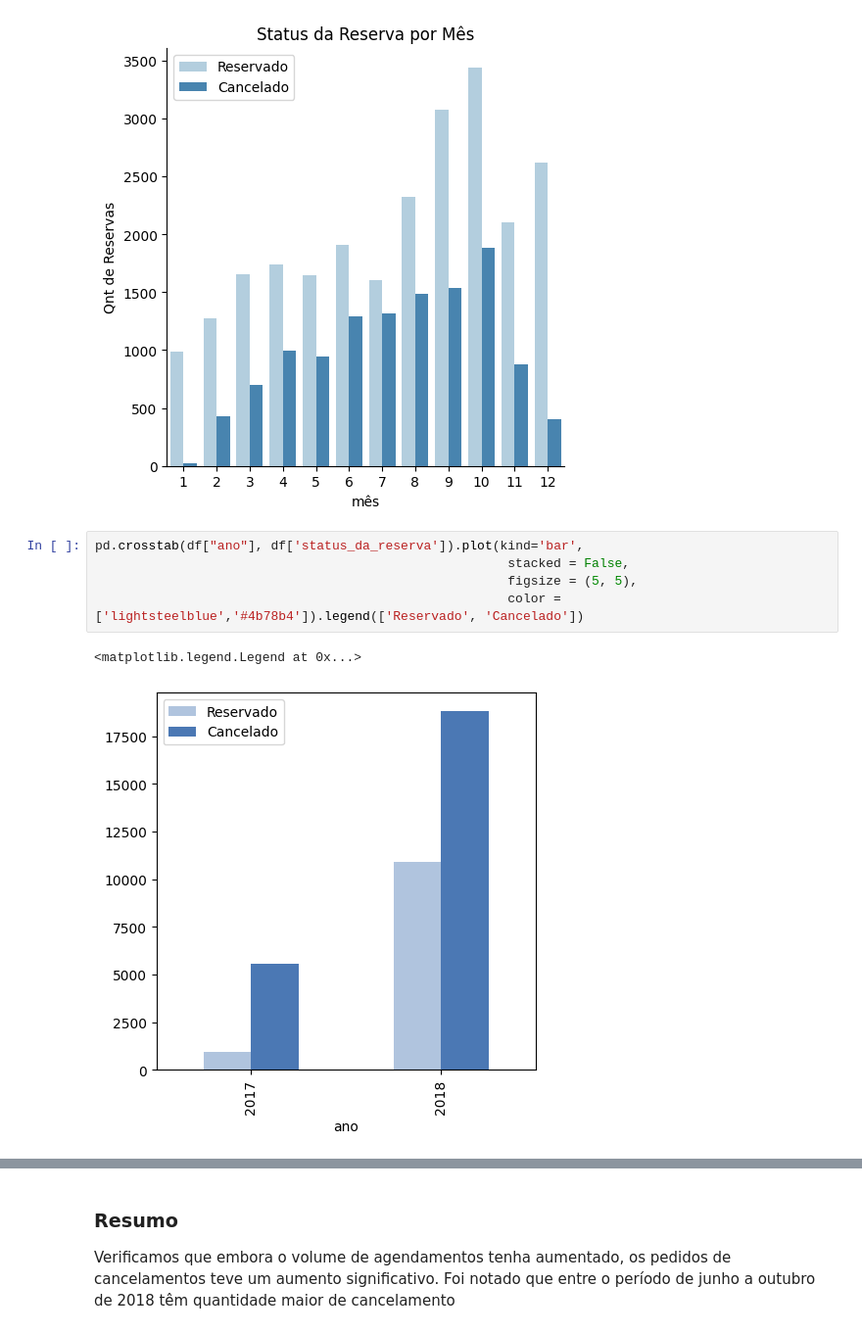
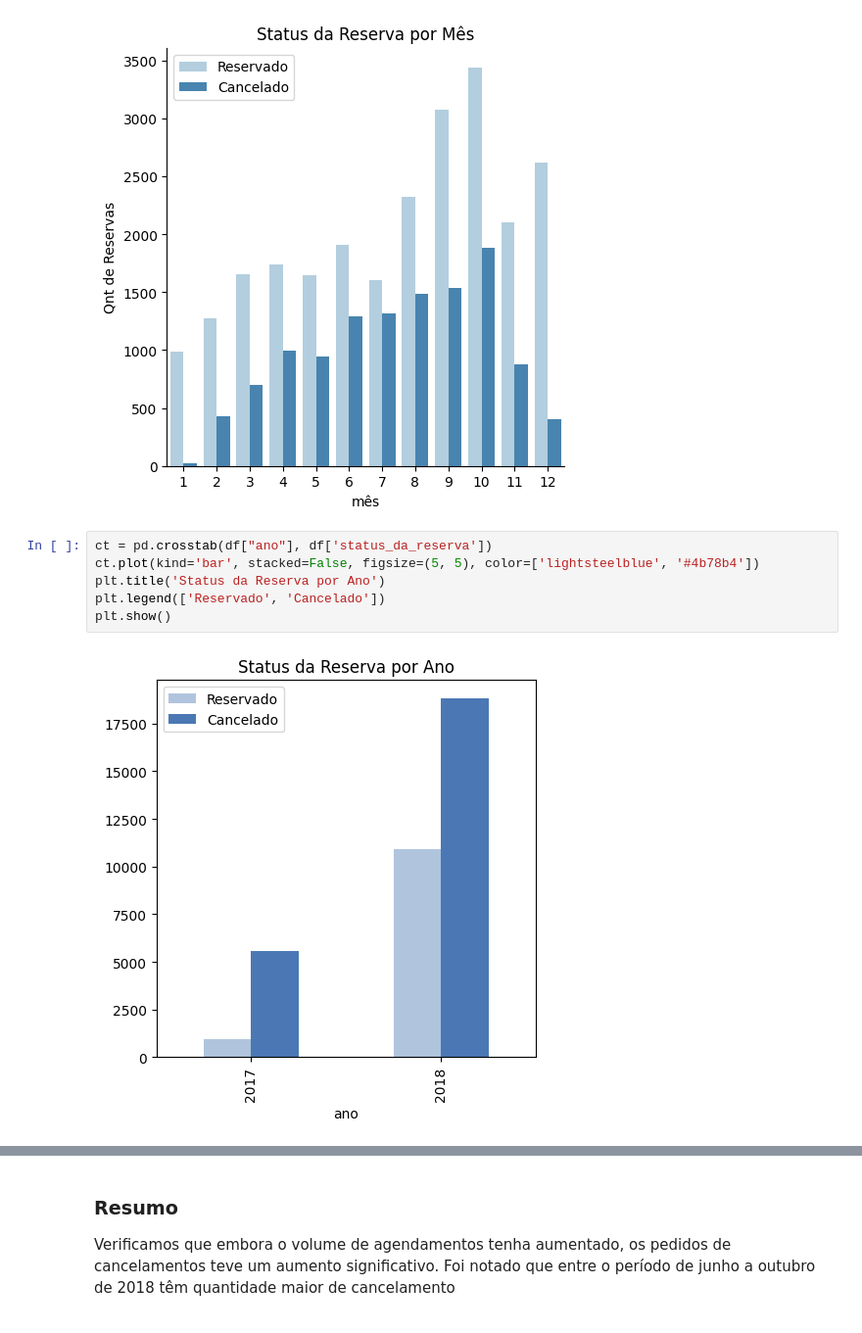
Before and after one commit to clferreira1985/PUC_RJ-Pos_Ciencia_de_Dados_e_Analytics, a Jupyter notebook: Machine_Learning/MVP_Hotel_Reservations_Dataset.ipynb, the cells around one changed output, grey strips where cells are left out. Shown at 98% size. Drawn from its saved outputs; the diff is of its cells as text.

```diff
--- a/Machine_Learning/MVP_Hotel_Reservations_Dataset.ipynb
+++ b/Machine_Learning/MVP_Hotel_Reservations_Dataset.ipynb
@@ -164,11 +171,11 @@ plt.show()
 # %% [output]
 [figure]
 # %%
-pd.crosstab(df["ano"], df['status_da_reserva']).plot(kind='bar',
-                                                      stacked = False,
-                                                      figsize = (5, 5),
-                                                      color = ['lightsteelblue','#4b78b4']).legend(['Reservado', 'Cancelado'])
+ct = pd.crosstab(df["ano"], df['status_da_reserva'])
+ct.plot(kind='bar', stacked=False, figsize=(5, 5), color=['lightsteelblue', '#4b78b4'])
+plt.title('Status da Reserva por Ano')
+plt.legend(['Reservado', 'Cancelado'])
+plt.show()
 # %% [output]
-<matplotlib.legend.Legend at 0x...>
-[figure, old version]
+[figure, new version]
 # %%
```
Also changed, not shown: parts of 11 cells of this notebook.
